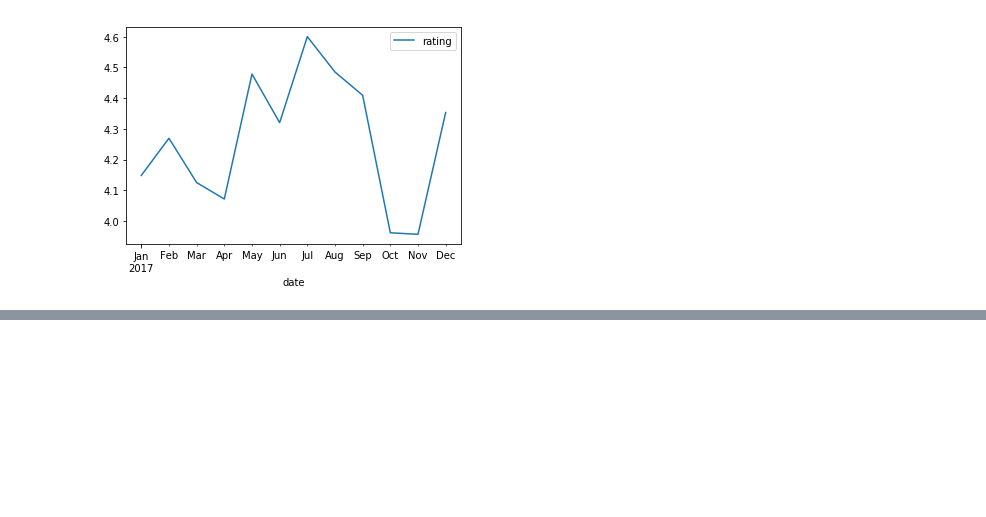
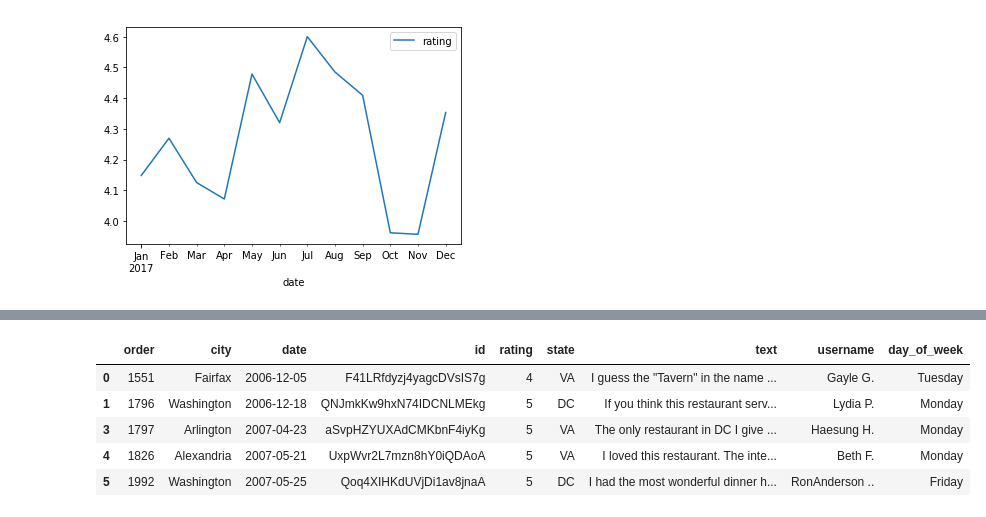
Before and after one commit to Gryazzz/Review, a Jupyter notebook: Analysis.ipynb, the cells around one changed output, grey strips where cells are left out. Saved outputs shown, nothing was run; the diff lists cells and outputs as text; code cells hidden in the pictures; blank space fills up the shorter version.

```diff
--- a/Analysis.ipynb
+++ b/Analysis.ipynb
@@ -254,0 +273,11 @@ plt.show()
+# %%
+df_usa = df[df['state'].apply(lambda x: len(x) == 2)]
+# %%
+df_usa.head()
+# %% [output]
+|  | order | city | date | id | rating | state | text | username | day_of_week |
+| 0 | 1551 | Fairfax | 2006-12-05 | F41LRfdyzj4yagcDVsIS7g | 4 | VA | I guess the "Tavern" in the name ... | Gayle G. | Tuesday |
+| 1 | 1796 | Washington | 2006-12-18 | QNJmkKw9hxN74IDCNLMEkg | 5 | DC | If you think this restaurant serv... | Lydia P. | Monday |
+| 3 | 1797 | Arlington | 2007-04-23 | aSvpHZYUXAdCMKbnF4iyKg | 5 | VA | The only restaurant in DC I give ... | Haesung H. | Monday |
+| 4 | 1826 | Alexandria | 2007-05-21 | UxpWvr2L7mzn8hY0iQDAoA | 5 | VA | I loved this restaurant. The inte... | Beth F. | Monday |
+| 5 | 1992 | Washington | 2007-05-25 | Qoq4XIHKdUVjDi1av8jnaA | 5 | DC | I had the most wonderful dinner h... | RonAnderson .. | Friday |
```
Also changed, not shown: parts of 24 cells of this notebook.
